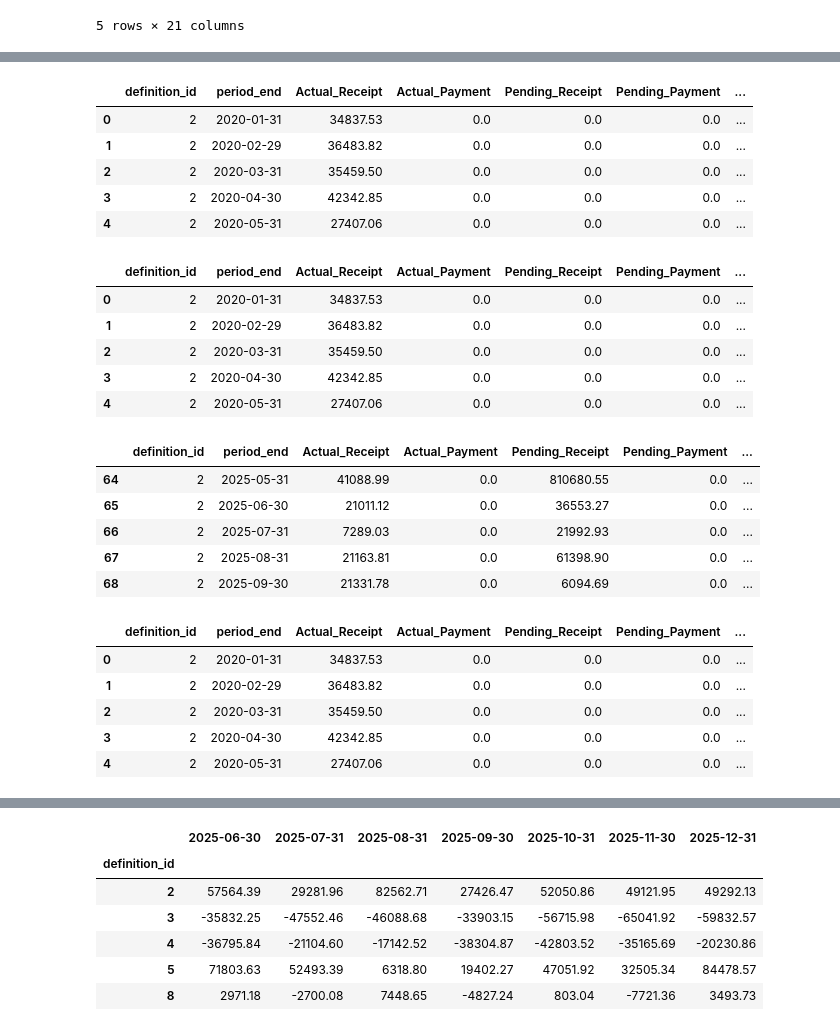
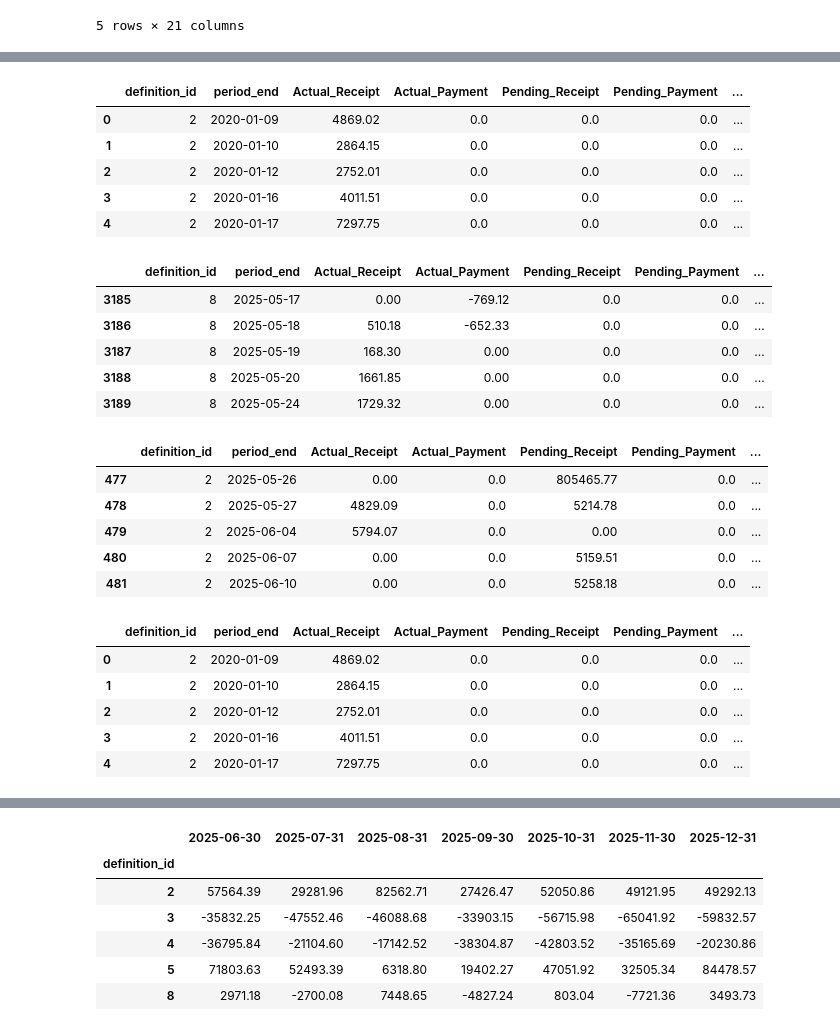
Before and after one commit to aigarzs/cash-flow, a Jupyter notebook: jupyter/cash_flow_final.ipynb, the cells around one changed output, grey strips where cells are left out. Saved outputs shown, nothing was run; the diff lists cells and outputs as text; code cells hidden in the pictures.

Commit message:
Cash Flow Checking report

```diff
--- a/jupyter/cash_flow_final.ipynb
+++ b/jupyter/cash_flow_final.ipynb
@@ -25,11 +25,11 @@ engine = create_engine("sqlite:///../data/database.db", echo=False)
 # CONFIGURABLE INPUTS
 # -------------------
 
-date_from = "2025-06-01"
-date_through = "2025-12-31"
+date_from = "2025-05-01"
+date_through = "2025-06-30"
 
 # Choose period granularity: "day", "week", "month", "quarter", "year"
-period = "month"
+period = "day"
 # %%
 # Mapping period to offset (end of period)
 period_offsets = {
@@ -51,10 +51,14 @@ date_frequency = date_freq.get(period, "ME")
 # %%
 # Load all data from database
 
-actual = pd.read_sql_query('SELECT * FROM G10_CashFlow_Actual_Corresponding WHERE d_date <= "' + date_through + '" ', engine)
-pending = pd.read_sql_query('SELECT * FROM G12_CashFlow_Pending_Corresponding WHERE p_date <= "' + date_through + '" ', engine)
-budgeted = pd.read_sql_query('SELECT * FROM F01_BudgetEntries WHERE date >= "' + date_from + '" AND date <= "' + date_through + '" ', engine)
-cash = pd.read_sql_query('SELECT * FROM G02_CashTransactions WHERE d_date <= "' + date_through + '" ', engine)
+# handling sqlite issues with datetime timepart
+next_day_date_through = (pd.to_datetime(date_through) + pd.Timedelta(days=1)).strftime('%Y-%m-%d')
+previous_day_date_from = (pd.to_datetime(date_from) - pd.Timedelta(days=1)).strftime('%Y-%m-%d')
+
+actual = pd.read_sql_query('SELECT * FROM G10_CashFlow_Actual_Corresponding WHERE d_date < "' + next_day_date_through + '" ', engine)
+pending = pd.read_sql_query('SELECT * FROM G12_CashFlow_Pending_Corresponding WHERE p_date < "' + next_day_date_through + '" ', engine)
+budgeted = pd.read_sql_query('SELECT * FROM F01_BudgetEntries WHERE date > "' + previous_day_date_from + '" AND date < "' + next_day_date_through + '" ', engine)
+cash = pd.read_sql_query('SELECT * FROM G02_CashTransactions WHERE d_date < "' + next_day_date_through + '" ', engine)
 definition_df = pd.read_sql_table("E01_CashFlowDefinition", engine)
 
 definition_accounts_df = pd.read_sql_table("E01_CashFlowDefinitionAccounts", engine)
@@ -208,8 +228,8 @@ combined = actual_period.join(pending_period, how='outer') \
 combined.head()
 # %% [output]
 |  | definition_id | period_end | Actual_Receipt | Actual_Payment | Pending_Receipt | Pending_Payment | ... |
-| 0 | 2 | 2020-01-31 | 34837.53 | 0.0 | 0.0 | 0.0 | ... |
-| 1 | 2 | 2020-02-29 | 36483.82 | 0.0 | 0.0 | 0.0 | ... |
-| 2 | 2 | 2020-03-31 | 35459.50 | 0.0 | 0.0 | 0.0 | ... |
-| 3 | 2 | 2020-04-30 | 42342.85 | 0.0 | 0.0 | 0.0 | ... |
-| 4 | 2 | 2020-05-31 | 27407.06 | 0.0 | 0.0 | 0.0 | ... |
+| 0 | 2 | 2020-01-09 | 4869.02 | 0.0 | 0.0 | 0.0 | ... |
+| 1 | 2 | 2020-01-10 | 2864.15 | 0.0 | 0.0 | 0.0 | ... |
+| 2 | 2 | 2020-01-12 | 2752.01 | 0.0 | 0.0 | 0.0 | ... |
+| 3 | 2 | 2020-01-16 | 4011.51 | 0.0 | 0.0 | 0.0 | ... |
+| 4 | 2 | 2020-01-17 | 7297.75 | 0.0 | 0.0 | 0.0 | ... |
@@ -232,11 +254,11 @@ future = combined[combined['period_end'] >= this_period_end]
 past['income'] = past.get('Actual_Receipt', 0)
 past['expense'] = past.get('Actual_Payment', 0)
 # %%
-past.head()
+past.tail()
 # %% [output]
 |  | definition_id | period_end | Actual_Receipt | Actual_Payment | Pending_Receipt | Pending_Payment | ... |
-| 0 | 2 | 2020-01-31 | 34837.53 | 0.0 | 0.0 | 0.0 | ... |
-| 1 | 2 | 2020-02-29 | 36483.82 | 0.0 | 0.0 | 0.0 | ... |
-| 2 | 2 | 2020-03-31 | 35459.50 | 0.0 | 0.0 | 0.0 | ... |
-| 3 | 2 | 2020-04-30 | 42342.85 | 0.0 | 0.0 | 0.0 | ... |
-| 4 | 2 | 2020-05-31 | 27407.06 | 0.0 | 0.0 | 0.0 | ... |
+| 3185 | 8 | 2025-05-17 | 0.00 | -769.12 | 0.0 | 0.0 | ... |
+| 3186 | 8 | 2025-05-18 | 510.18 | -652.33 | 0.0 | 0.0 | ... |
+| 3187 | 8 | 2025-05-19 | 168.30 | 0.00 | 0.0 | 0.0 | ... |
+| 3188 | 8 | 2025-05-20 | 1661.85 | 0.00 | 0.0 | 0.0 | ... |
+| 3189 | 8 | 2025-05-24 | 1729.32 | 0.00 | 0.0 | 0.0 | ... |
@@ -251,8 +275,8 @@ future['expense'] = future[['Budgeted_Payment', 'actual_plus_pending_expense']].
 future.head()
 # %% [output]
 |  | definition_id | period_end | Actual_Receipt | Actual_Payment | Pending_Receipt | Pending_Payment | ... |
-| 64 | 2 | 2025-05-31 | 41088.99 | 0.0 | 810680.55 | 0.0 | ... |
-| 65 | 2 | 2025-06-30 | 21011.12 | 0.0 | 36553.27 | 0.0 | ... |
-| 66 | 2 | 2025-07-31 | 7289.03 | 0.0 | 21992.93 | 0.0 | ... |
-| 67 | 2 | 2025-08-31 | 21163.81 | 0.0 | 61398.90 | 0.0 | ... |
-| 68 | 2 | 2025-09-30 | 21331.78 | 0.0 | 6094.69 | 0.0 | ... |
+| 477 | 2 | 2025-05-26 | 0.00 | 0.0 | 805465.77 | 0.0 | ... |
+| 478 | 2 | 2025-05-27 | 4829.09 | 0.0 | 5214.78 | 0.0 | ... |
+| 479 | 2 | 2025-06-04 | 5794.07 | 0.0 | 0.00 | 0.0 | ... |
+| 480 | 2 | 2025-06-07 | 0.00 | 0.0 | 5159.51 | 0.0 | ... |
+| 481 | 2 | 2025-06-10 | 0.00 | 0.0 | 5258.18 | 0.0 | ... |
@@ -264,8 +290,8 @@ cashflow['net_cashflow'] = cashflow['income'] + cashflow['expense']
 cashflow.head()
 # %% [output]
 |  | definition_id | period_end | Actual_Receipt | Actual_Payment | Pending_Receipt | Pending_Payment | ... |
-| 0 | 2 | 2020-01-31 | 34837.53 | 0.0 | 0.0 | 0.0 | ... |
-| 1 | 2 | 2020-02-29 | 36483.82 | 0.0 | 0.0 | 0.0 | ... |
-| 2 | 2 | 2020-03-31 | 35459.50 | 0.0 | 0.0 | 0.0 | ... |
-| 3 | 2 | 2020-04-30 | 42342.85 | 0.0 | 0.0 | 0.0 | ... |
-| 4 | 2 | 2020-05-31 | 27407.06 | 0.0 | 0.0 | 0.0 | ... |
+| 0 | 2 | 2020-01-09 | 4869.02 | 0.0 | 0.0 | 0.0 | ... |
+| 1 | 2 | 2020-01-10 | 2864.15 | 0.0 | 0.0 | 0.0 | ... |
+| 2 | 2 | 2020-01-12 | 2752.01 | 0.0 | 0.0 | 0.0 | ... |
+| 3 | 2 | 2020-01-16 | 4011.51 | 0.0 | 0.0 | 0.0 | ... |
+| 4 | 2 | 2020-01-17 | 7297.75 | 0.0 | 0.0 | 0.0 | ... |
```
Also changed, not shown: parts of 11 cells of this notebook, 2 other files.
